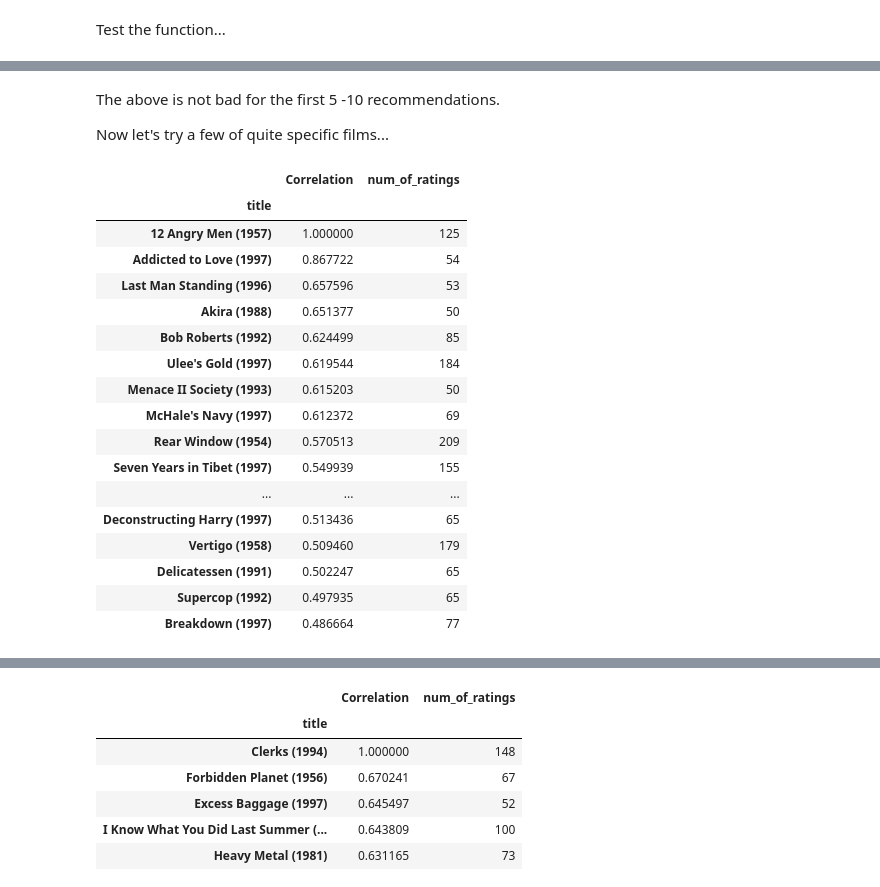
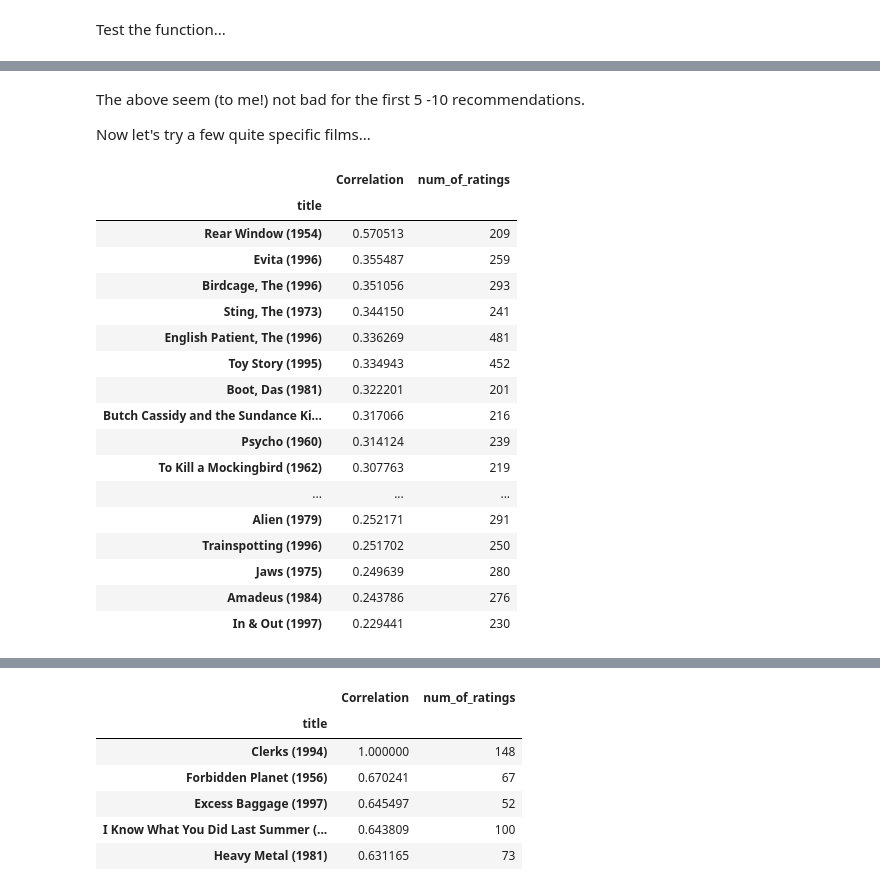
Before and after one commit to s-miller/Content-based-recommender-system-using-Movielens-dataset, a Jupyter notebook: Content-based recommender system using Movielens dataset.ipynb, the cells around one changed output, grey strips where cells are left out. Cells and saved outputs as stored; diff of their text form; code cells hidden in the pictures.

```diff
--- a/Content-based recommender system using Movielens dataset.ipynb
+++ b/Content-based recommender system using Movielens dataset.ipynb
@@ -732,25 +733,25 @@ recommender('Liar Liar (1997)', 50)
 # %% [markdown]
-The above is not bad for the first 5 -10 recommendations.
+The above seem (to me!) not bad for the first 5 -10 recommendations.
 
-Now let's try a few of quite specific films...
+Now let's try a few quite specific films...
 # %%
-recommender('12 Angry Men (1957)', 50)
+recommender('12 Angry Men (1957)', 200)
 # %% [output]
 |  | Correlation | num_of_ratings |
 | title |  |  |
-| 12 Angry Men (1957) | 1.000000 | 125 |
-| Addicted to Love (1997) | 0.867722 | 54 |
-| Last Man Standing (1996) | 0.657596 | 53 |
-| Akira (1988) | 0.651377 | 50 |
-| Bob Roberts (1992) | 0.624499 | 85 |
-| Ulee's Gold (1997) | 0.619544 | 184 |
-| Menace II Society (1993) | 0.615203 | 50 |
-| McHale's Navy (1997) | 0.612372 | 69 |
 | Rear Window (1954) | 0.570513 | 209 |
-| Seven Years in Tibet (1997) | 0.549939 | 155 |
+| Evita (1996) | 0.355487 | 259 |
+| Birdcage, The (1996) | 0.351056 | 293 |
+| Sting, The (1973) | 0.344150 | 241 |
+| English Patient, The (1996) | 0.336269 | 481 |
+| Toy Story (1995) | 0.334943 | 452 |
+| Boot, Das (1981) | 0.322201 | 201 |
+| Butch Cassidy and the Sundance Ki... | 0.317066 | 216 |
+| Psycho (1960) | 0.314124 | 239 |
+| To Kill a Mockingbird (1962) | 0.307763 | 219 |
 | ... | ... | ... |
-| Deconstructing Harry (1997) | 0.513436 | 65 |
-| Vertigo (1958) | 0.509460 | 179 |
-| Delicatessen (1991) | 0.502247 | 65 |
-| Supercop (1992) | 0.497935 | 65 |
-| Breakdown (1997) | 0.486664 | 77 |
+| Alien (1979) | 0.252171 | 291 |
+| Trainspotting (1996) | 0.251702 | 250 |
+| Jaws (1975) | 0.249639 | 280 |
+| Amadeus (1984) | 0.243786 | 276 |
+| In & Out (1997) | 0.229441 | 230 |
```
Also changed, not shown: parts of 49 cells of this notebook.
